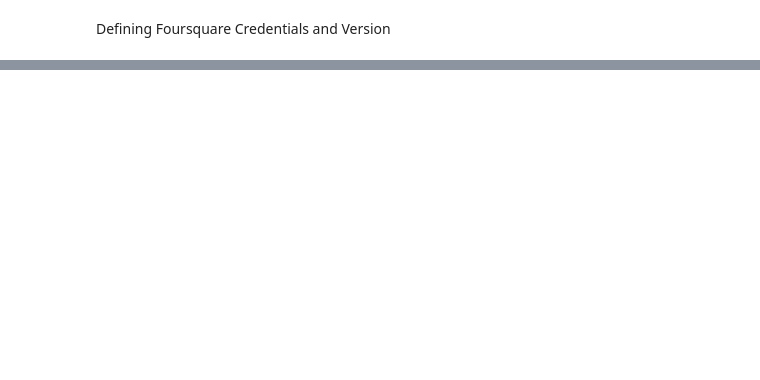
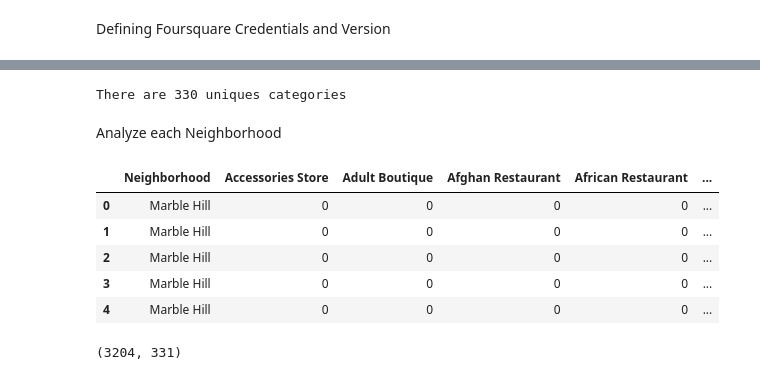
Before and after one commit to ersinkaan/nyc_clustering, a Jupyter notebook: New_York_City_Segmentation_Clustering.ipynb, the cells around one changed output, grey strips where cells are left out. Cells and saved outputs as stored; diff of their text form; code cells hidden in the pictures; blank space fills up the shorter version.

Commit message:
each neighborhood analyzed

```diff
--- a/New_York_City_Segmentation_Clustering.ipynb
+++ b/New_York_City_Segmentation_Clustering.ipynb
@@ -5069,0 +5082,16 @@ LIMIT = 100
+# %%
+
+LIMIT = 100 # limit of number of venues returned by Foursquare API
+
+radius = 500 # define radius
+
+url = 'https://api.foursquare.com/v2/venues/explore?&client_id={}&client_secret={}&v={}&ll={},{}&radius={}&limit={}'.format(
+    CLIENT_ID,
+    CLIENT_SECRET,
+    VERSION,
+    neighborhood_latitude,
+    neighborhood_longitude,
+    radius,
+    LIMIT)
+# %%
+results = requests.get(url).json()
@@ -5069,0 +5109,10 @@ LIMIT = 100
+# %%
+venues = results['response']['groups'][0]['items']
+
+nearby_venues = json_normalize(venues)
+
+filtered_columns= ['venue.name','venue.categories','venue.location.lat','venue.location.lng']
+nearby_venues = nearby_venues.loc[:,filtered_columns]
+
+nearby_venues.columns = [col.split(".")[-1] for col in nearby_venues.columns]
+nearby_venues.head()
@@ -5069,0 +5172,4 @@ LIMIT = 100
+# %%
+manhattan_venues = getNearbyVenues(names = manhattan_data['Neighborhood'],
+                                    latitudes =manhattan_data['Latitude'],
+                                    longitudes = manhattan_data['Longitude'])
@@ -5069,0 +5220,29 @@ LIMIT = 100
+# %%
+print('There are {} uniques categories '.format(len(manhattan_venues['Venue Category'].unique())))
+# %% [output]
+There are 330 uniques categories
+# %% [markdown]
+Analyze each Neighborhood
+# %%
+# one hot encoding
+manhattan_onehot = pd.get_dummies(manhattan_venues[['Venue Category']], prefix="", prefix_sep="")
+
+# add neighborhood column back to dataframe
+manhattan_onehot['Neighborhood'] = manhattan_venues['Neighborhood']
+
+# move neighborhood column to the first column
+fixed_columns = [manhattan_onehot.columns[-1]] + list(manhattan_onehot.columns[:-1])
+manhattan_onehot = manhattan_onehot[fixed_columns]
+
+manhattan_onehot.head()
+# %% [output]
+|  | Neighborhood | Accessories Store | Adult Boutique | Afghan Restaurant | African Restaurant | ... |
+| 0 | Marble Hill | 0 | 0 | 0 | 0 | ... |
+| 1 | Marble Hill | 0 | 0 | 0 | 0 | ... |
+| 2 | Marble Hill | 0 | 0 | 0 | 0 | ... |
+| 3 | Marble Hill | 0 | 0 | 0 | 0 | ... |
+| 4 | Marble Hill | 0 | 0 | 0 | 0 | ... |
+# %%
+manhattan_onehot.shape
+# %% [output]
+(3204, 331)
```
Also changed, not shown: parts of 19 cells of this notebook.
